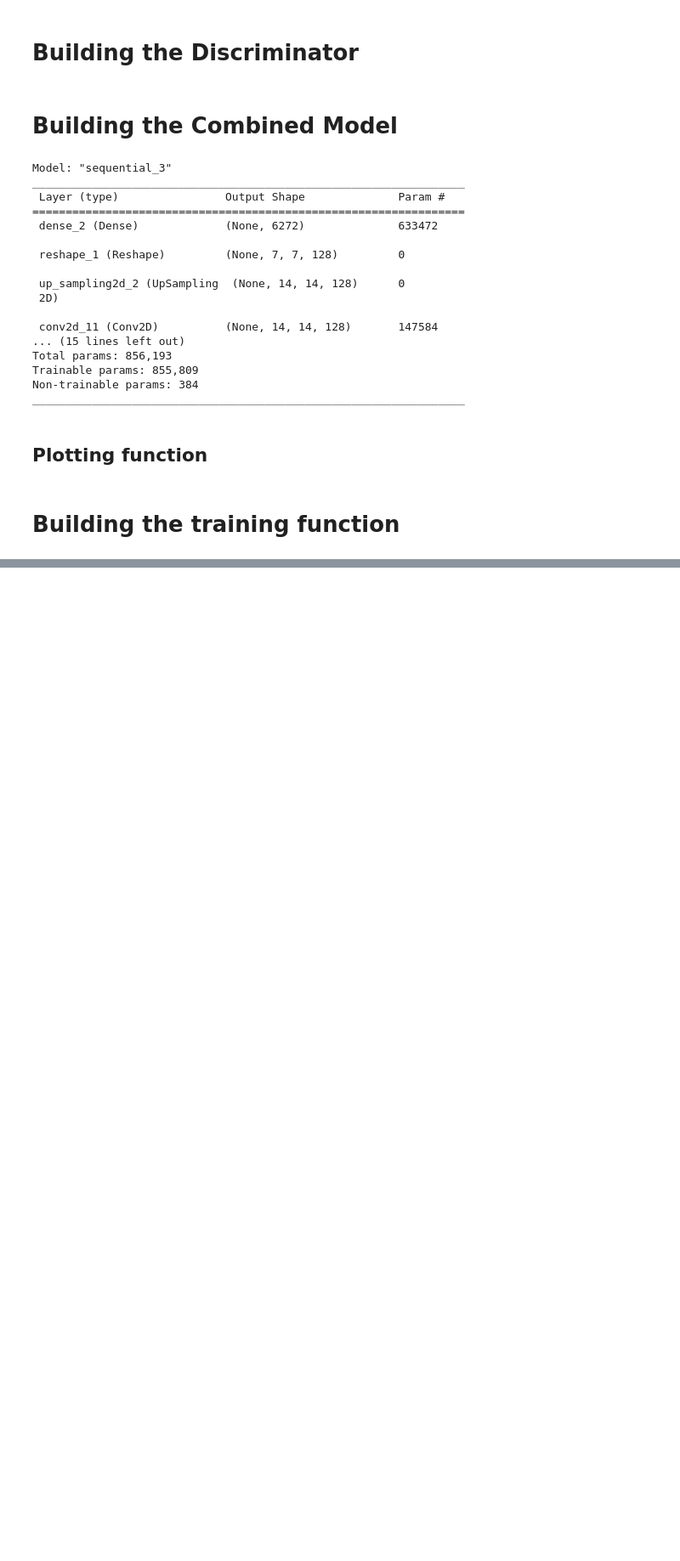
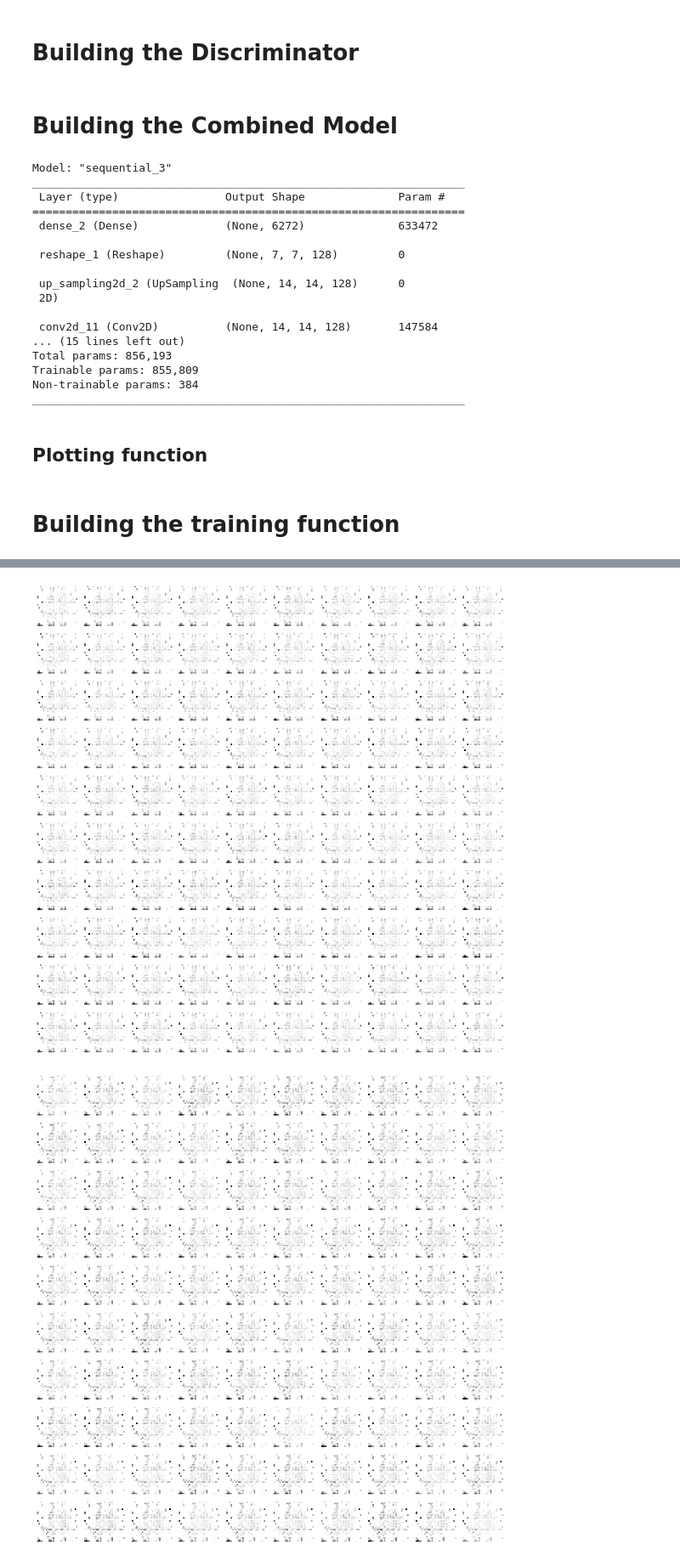
Before and after one commit to Ashkewww/Implementing-GAN-on-MNIST-dataset, a Jupyter notebook: GANmnist.ipynb, the cells around one changed output, grey strips where cells are left out. Shown at 85% size. Saved outputs shown, nothing was run; the diff lists cells and outputs as text; code cells hidden in the pictures; blank space fills up the shorter version.

```diff
--- a/GANmnist.ipynb
+++ b/GANmnist.ipynb
@@ -140,7 +140,7 @@ _________________________________________________________________
 ## Plotting function
 # %%
 def plot_generated_images(epoch, generator, examples=100, dim=(10, 10), figsize=(10,10)):
-    noise = np.random.normal(0, 1, size=[examples, dim])
+    noise = np.random.normal(0, 1, size=[examples,100])
     generated_images = generator.predict(noise)
     generated_images = generated_images.reshape(examples, 28, 28)
 
@@ -185,0 +178,3 @@ NameError: name 'latent_dim' is not defined
+# %%
+train(epochs=1000, batch_size=32, save_interval=100)
+# %% [output]
@@ -185,0 +201,2 @@ NameError: name 'latent_dim' is not defined
+[figure, added]
+[figure, added]
```
Also changed, not shown: parts of 2 cells of this notebook.
